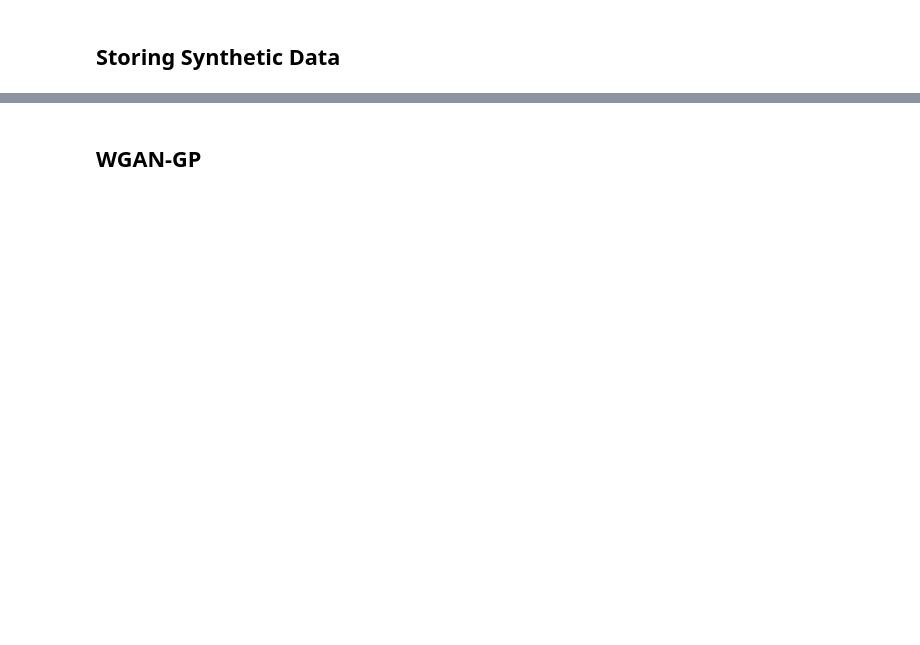
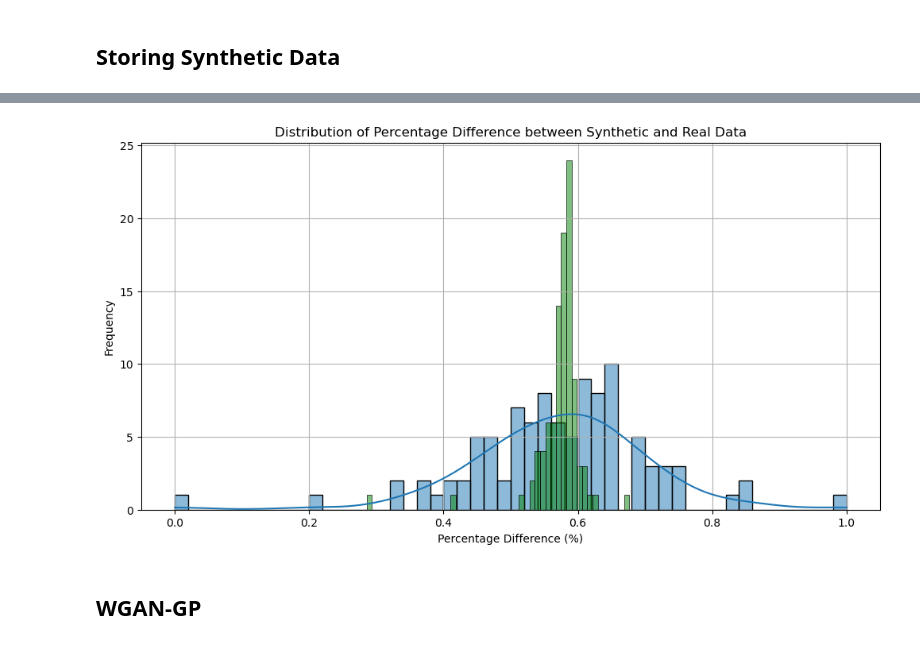
Before and after one commit to victorsobottka/bse-thesis-synthetic-data, a Jupyter notebook: GANs.ipynb, the cells around one changed output, grey strips where cells are left out. Drawn from its saved outputs; the diff is of its cells as text; code cells hidden in the pictures; blank space fills up the shorter version.

```diff
--- a/GANs.ipynb
+++ b/GANs.ipynb
@@ -851,12 +1272,15 @@ Name: Difference%, dtype: float64
 # %%
 # Plot distribution of synthetic vs real data
 import seaborn as sns
 plt.figure(figsize=(12, 6))
-sns.histplot(df['Difference%'], bins=50, kde=True)
+sns.histplot(df_TimeGAN['Real'], bins=50, kde=True)
+sns.histplot(df_TimeGAN['Synthetic'], bins=50, kde=False, color='green', alpha=0.5)
 plt.title("Distribution of Percentage Difference between Synthetic and Real Data")
 plt.xlabel("Percentage Difference (%)")
 plt.ylabel("Frequency")
 plt.grid(True)
 plt.show()
+# %% [output]
+[figure, added]
 # %% [markdown]
 ## WGAN-GP
```
Also changed, not shown: parts of 24 cells of this notebook, 13 other files.
